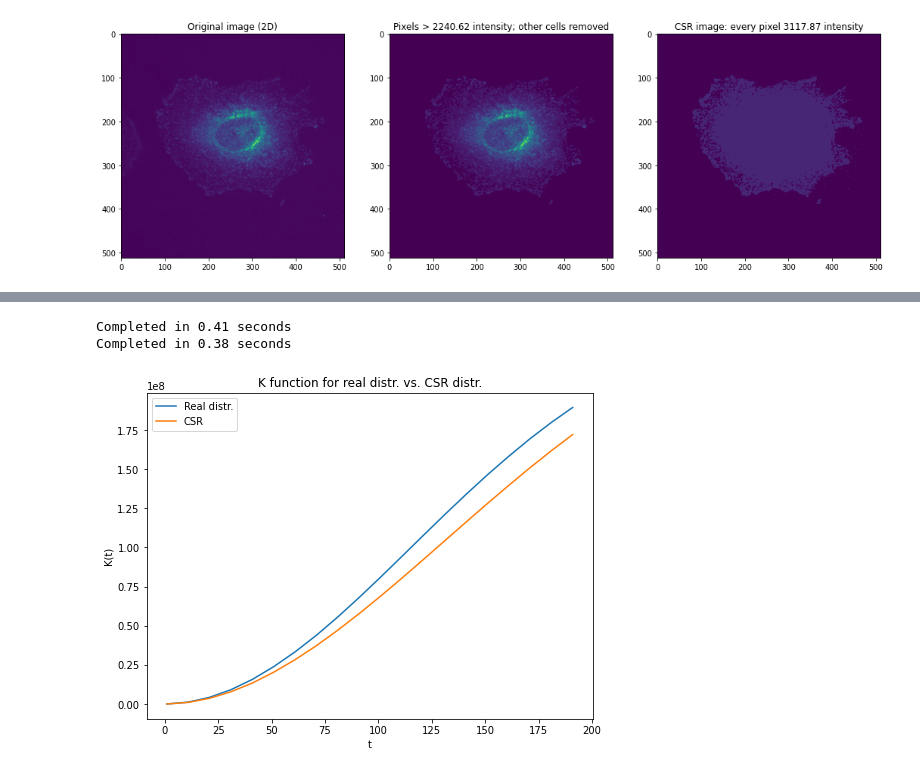
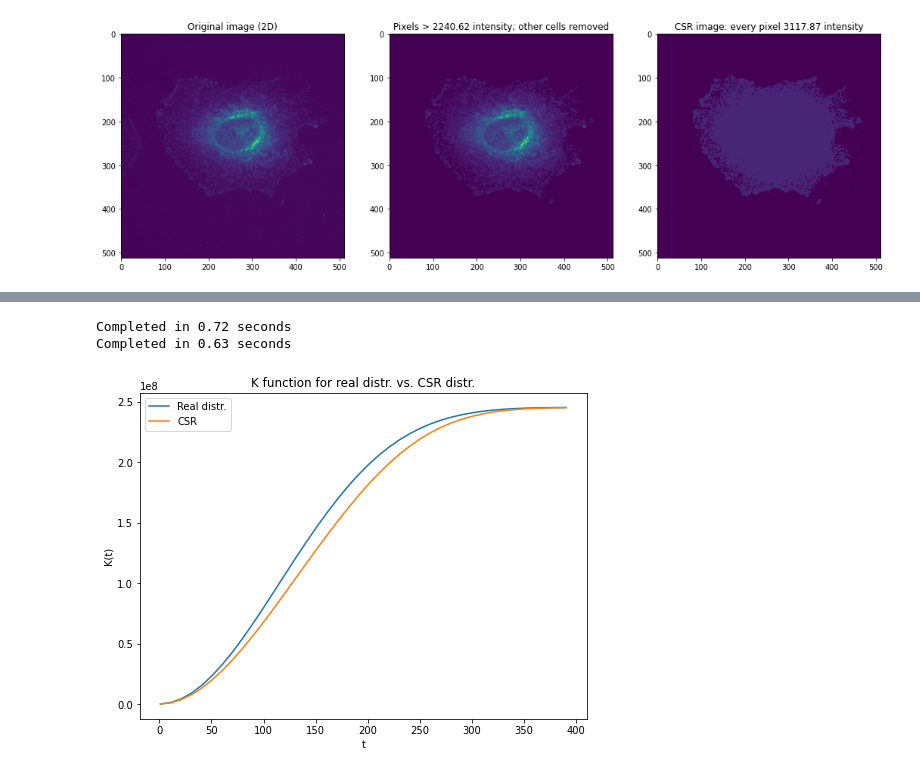
Before and after one commit to lukas-judith/spatial-point-pattern-analysis, a Jupyter notebook: Ripleys_K.ipynb, the cells around one changed output, grey strips where cells are left out. Drawn from its saved outputs; the diff is of its cells as text; code cells hidden in the pictures.

```diff
--- a/Ripleys_K.ipynb
+++ b/Ripleys_K.ipynb
@@ -469,12 +449,15 @@ plot_K_comparison(K_cell_list, K_csr_list)
 # %%
 # results when using FFT-based auto-correlation
-range_of_t = np.arange(1, 200, 10)
+range_of_t = np.arange(1, 400, 10)
+
+#total_int = np.sum(img_array)
+#_lambda = total_int / A #*  total_int / N
 
 K_values_cell = ripleys_K_fast(img_array, range_of_t, _lambda)
 K_values_csr = ripleys_K_fast(csr_array, range_of_t, _lambda)
 
 plot_K_comparison(K_values_cell, K_values_csr)
 # %% [output]
-Completed in 0.41 seconds
-Completed in 0.38 seconds
+Completed in 0.72 seconds
+Completed in 0.63 seconds
-[figure, old version]
+[figure, new version]
```
Also changed, not shown: parts of 2 cells of this notebook, 1 other file.
